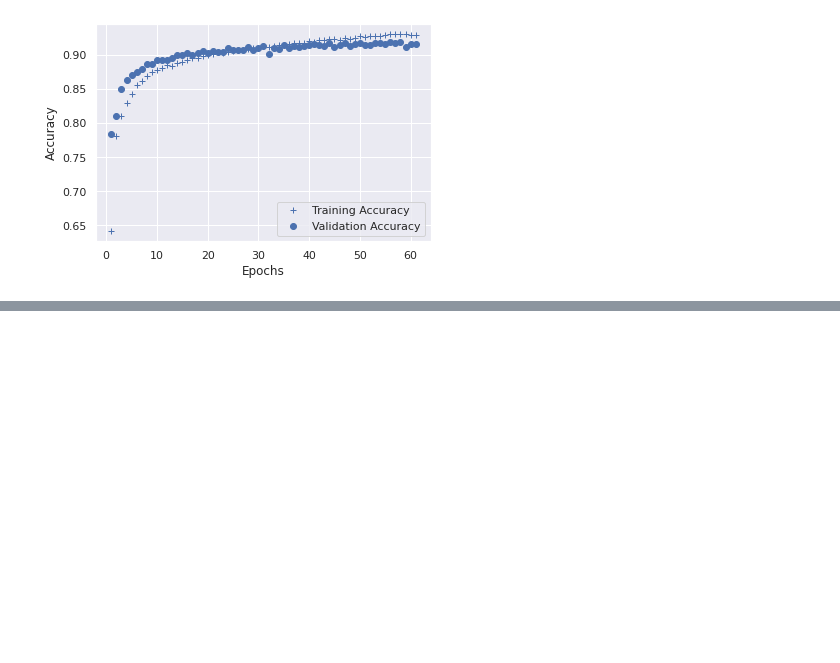
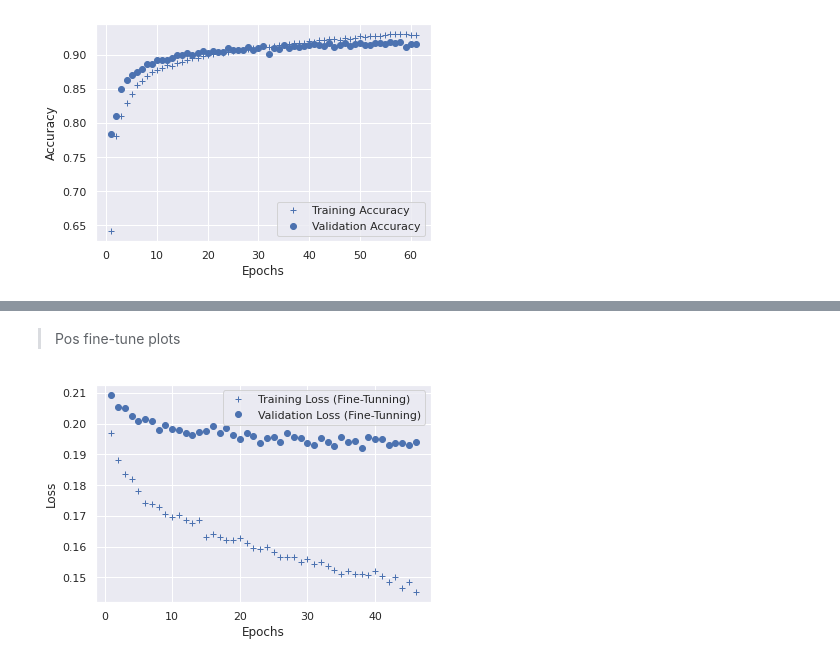
Before and after one commit to pedrohortencio/machine-learning-gladiator, a Jupyter notebook: Fashion MNIST/Fashion_MNIST_Gladiator.ipynb, the cells around one changed output, grey strips where cells are left out. Saved outputs shown, nothing was run; the diff lists cells and outputs as text; code cells hidden in the pictures; blank space fills up the shorter version.

```diff
--- a/Fashion MNIST/Fashion_MNIST_Gladiator.ipynb
+++ b/Fashion MNIST/Fashion_MNIST_Gladiator.ipynb
@@ -263,0 +295,7 @@ plt.show()
+# %%
+input_image = keras.layers.Input(shape=(28, 28, 3))
+resized_image = keras.layers.Lambda(lambda image: keras.backend.resize_images(x=image, height_factor=2, width_factor=2, data_format='channels_last'))(input_image)
+
+conv_base = VGG16(weights='imagenet', include_top=False, input_tensor=resized_image)
+
+conv_base.summary()
@@ -263,0 +320,3 @@ plt.show()
+# %%
+conv_base = keras.models.Model(conv_base.input, conv_base.layers[7].output)
+conv_base.summary()
@@ -263,0 +446,8 @@ plt.show()
+# %%
+loss_callback = tf.keras.callbacks.EarlyStopping(monitor='val_loss', patience=8)
+
+model_cnnTL.compile(optimizer = tf.optimizers.Adam(learning_rate=1e-5),
+              loss = 'sparse_categorical_crossentropy',
+              metrics=['accuracy'])
+
+cnnTL_historyFT = model_cnnTL.fit(X_train_tfd, y_train, batch_size = 100, epochs=100, callbacks=loss_callback, validation_data=(X_validation_tfd, y_validation))
@@ -263,0 +515,19 @@ plt.show()
+# %% [markdown]
+>Pos fine-tune plots
+# %%
+epochs = range(1, len(cnnTL_historyFT.history['loss'])+1)
+training_loss = cnnTL_historyFT.history['loss']
+validation_loss = cnnTL_historyFT.history['val_loss']
+
+
+# b+ is for "blue cross"
+plt.plot(epochs, training_loss, 'b+', label='Training Loss (Fine-Tunning)')
+# "bo" is for "blue dot"
+plt.plot(epochs, validation_loss, 'bo', label='Validation Loss (Fine-Tunning)')
+plt.xlabel('Epochs')
+plt.ylabel('Loss')
+plt.legend()
+
+plt.show()
+# %% [output]
+[figure, added]
```
Also changed, not shown: parts of 31 cells of this notebook.
